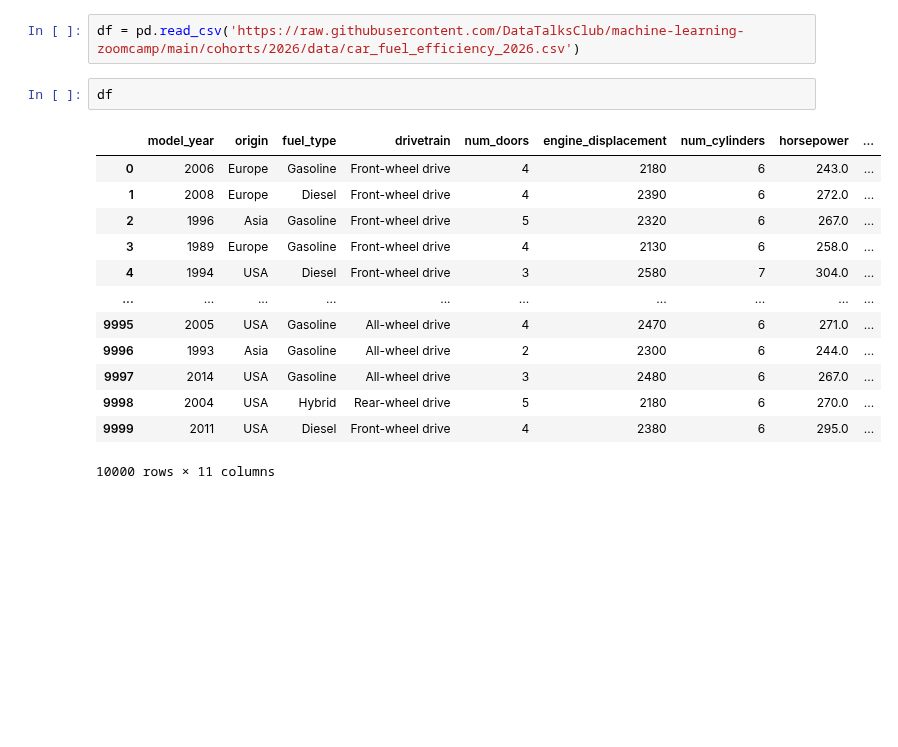
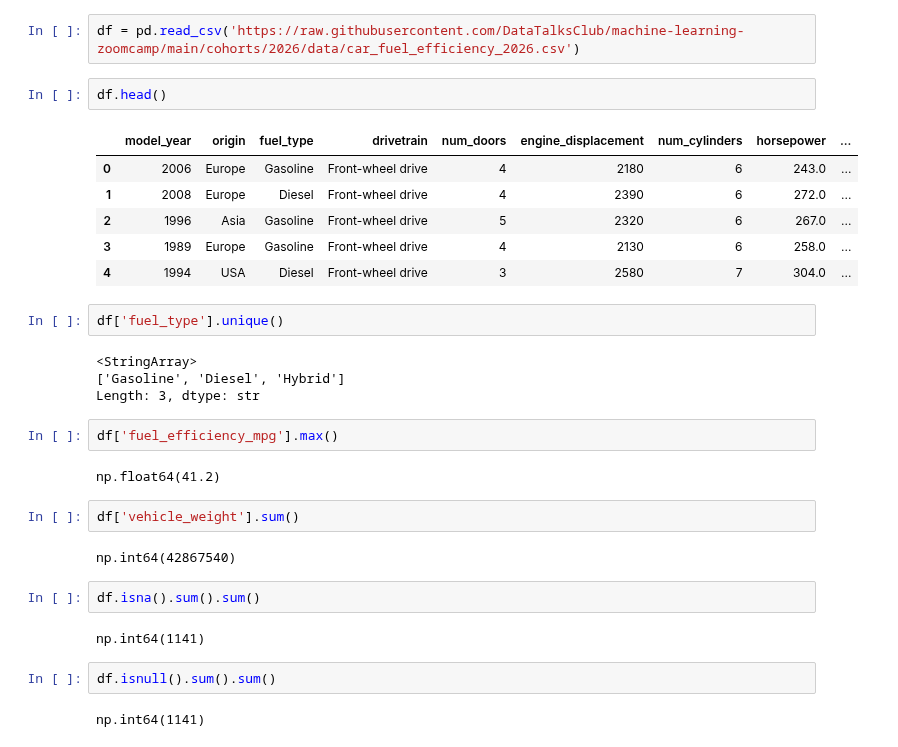
Before and after one commit to pushtaev/machine-learning-homework, a Jupyter notebook: 01-intro/homework.ipynb, the cells around one changed output. Drawn from its saved outputs; the diff is of its cells as text; blank space fills up the shorter version.

```diff
--- a/01-intro/homework.ipynb
+++ b/01-intro/homework.ipynb
@@ -7,18 +7,33 @@ pd.__version__
 # %%
 df = pd.read_csv('https://raw.githubusercontent.com/DataTalksClub/machine-learning-zoomcamp/main/cohorts/2026/data/car_fuel_efficiency_2026.csv')
 # %%
-df
+df.head()
 # %% [output]
 |  | model_year | origin | fuel_type | drivetrain | num_doors | engine_displacement | num_cylinders | horsepower | ... |
 | 0 | 2006 | Europe | Gasoline | Front-wheel drive | 4 | 2180 | 6 | 243.0 | ... |
 | 1 | 2008 | Europe | Diesel | Front-wheel drive | 4 | 2390 | 6 | 272.0 | ... |
 | 2 | 1996 | Asia | Gasoline | Front-wheel drive | 5 | 2320 | 6 | 267.0 | ... |
 | 3 | 1989 | Europe | Gasoline | Front-wheel drive | 4 | 2130 | 6 | 258.0 | ... |
 | 4 | 1994 | USA | Diesel | Front-wheel drive | 3 | 2580 | 7 | 304.0 | ... |
-| ... | ... | ... | ... | ... | ... | ... | ... | ... | ... |
-| 9995 | 2005 | USA | Gasoline | All-wheel drive | 4 | 2470 | 6 | 271.0 | ... |
-| 9996 | 1993 | Asia | Gasoline | All-wheel drive | 2 | 2300 | 6 | 244.0 | ... |
-| 9997 | 2014 | USA | Gasoline | All-wheel drive | 3 | 2480 | 6 | 267.0 | ... |
-| 9998 | 2004 | USA | Hybrid | Rear-wheel drive | 5 | 2180 | 6 | 270.0 | ... |
-| 9999 | 2011 | USA | Diesel | Front-wheel drive | 4 | 2380 | 6 | 295.0 | ... |
-10000 rows × 11 columns
+# %%
+df['fuel_type'].unique()
+# %% [output]
+<StringArray>
+['Gasoline', 'Diesel', 'Hybrid']
+Length: 3, dtype: str
+# %%
+df['fuel_efficiency_mpg'].max()
+# %% [output]
+np.float64(41.2)
+# %%
+df['vehicle_weight'].sum()
+# %% [output]
+np.int64(42867540)
+# %%
+df.isna().sum().sum()
+# %% [output]
+np.int64(1141)
+# %%
+df.isnull().sum().sum()
+# %% [output]
+np.int64(1141)
```
Also changed, not shown: parts of 7 cells of this notebook.
